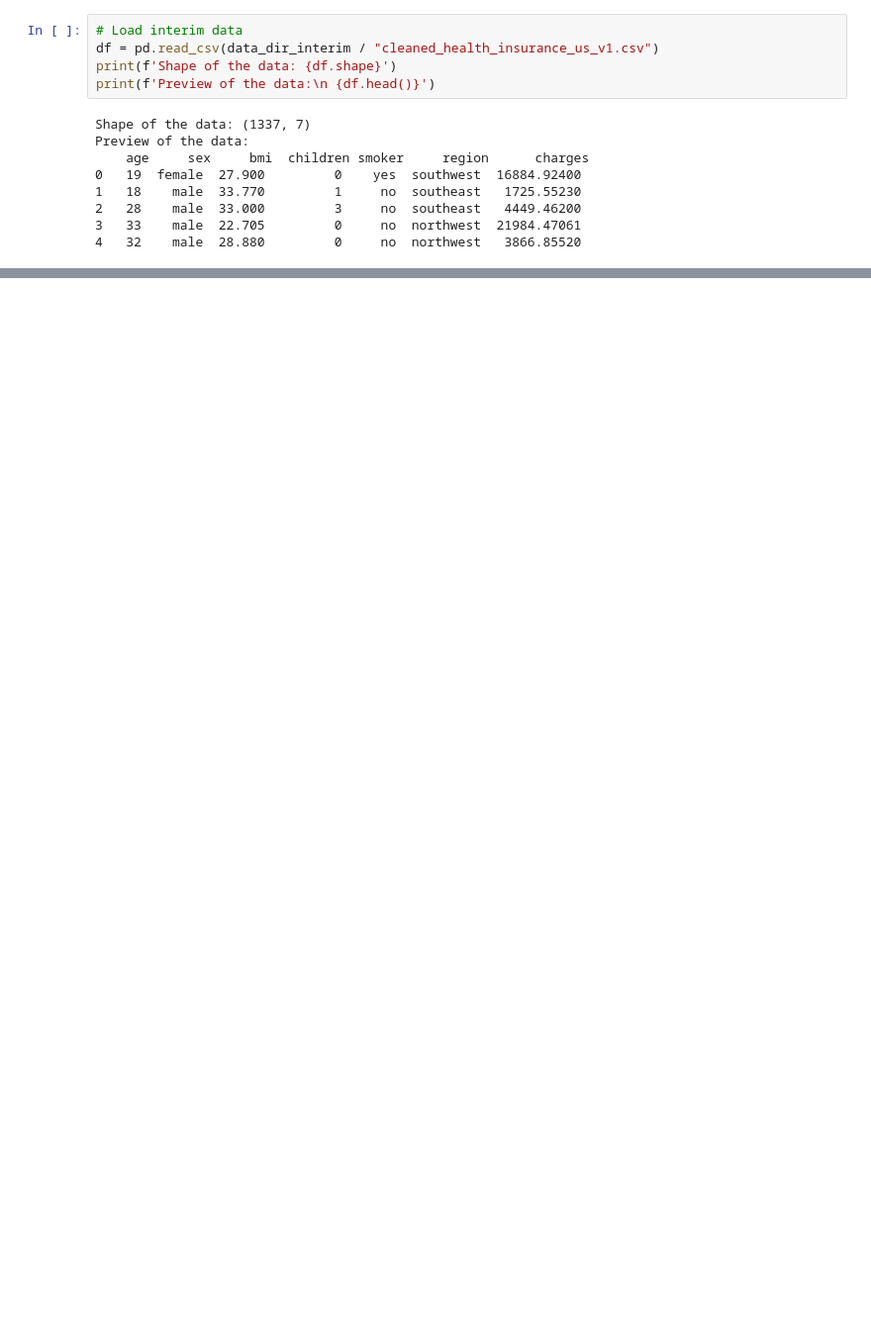
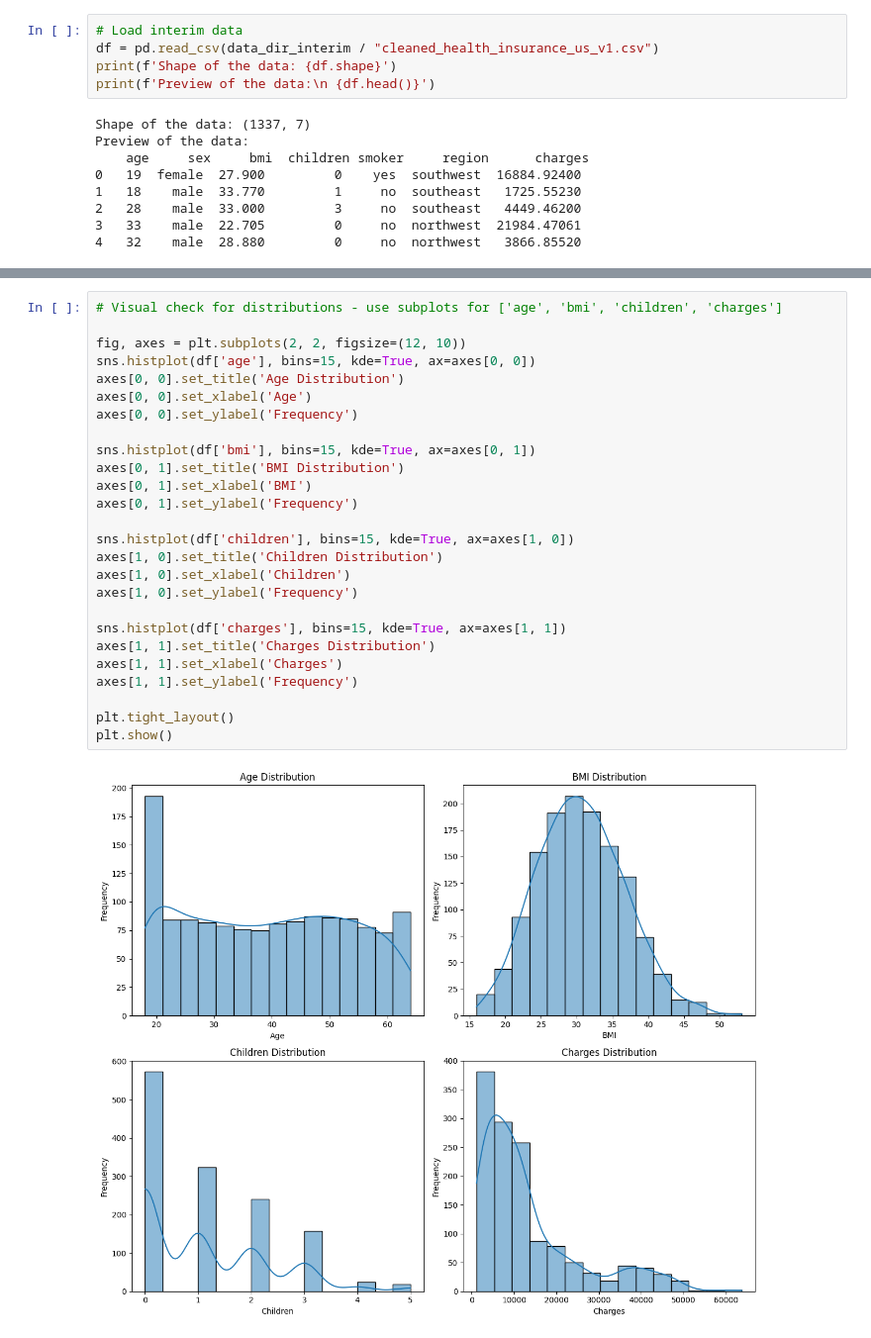
Before and after one commit to Shuaib-8/MLOps-Health-Insurance-Project, a Jupyter notebook: notebooks/02_eda.ipynb, the cells around one changed output, grey strips where cells are left out. Shown at 99% size. Cells and saved outputs as stored; diff of their text form; blank space fills up the shorter version.

```diff
--- a/notebooks/02_eda.ipynb
+++ b/notebooks/02_eda.ipynb
@@ -24,0 +41,28 @@ Preview of the data:
+# %%
+# Visual check for distributions - use subplots for ['age', 'bmi', 'children', 'charges']
+
+fig, axes = plt.subplots(2, 2, figsize=(12, 10))
+sns.histplot(df['age'], bins=15, kde=True, ax=axes[0, 0])
+axes[0, 0].set_title('Age Distribution')
+axes[0, 0].set_xlabel('Age')
+axes[0, 0].set_ylabel('Frequency')
+
+sns.histplot(df['bmi'], bins=15, kde=True, ax=axes[0, 1])
+axes[0, 1].set_title('BMI Distribution')
+axes[0, 1].set_xlabel('BMI')
+axes[0, 1].set_ylabel('Frequency')
+
+sns.histplot(df['children'], bins=15, kde=True, ax=axes[1, 0])
+axes[1, 0].set_title('Children Distribution')
+axes[1, 0].set_xlabel('Children')
+axes[1, 0].set_ylabel('Frequency')
+
+sns.histplot(df['charges'], bins=15, kde=True, ax=axes[1, 1])
+axes[1, 1].set_title('Charges Distribution')
+axes[1, 1].set_xlabel('Charges')
+axes[1, 1].set_ylabel('Frequency')
+
+plt.tight_layout()
+plt.show()
+# %% [output]
+[figure, added]
```
Also changed, not shown: parts of 11 cells of this notebook.
